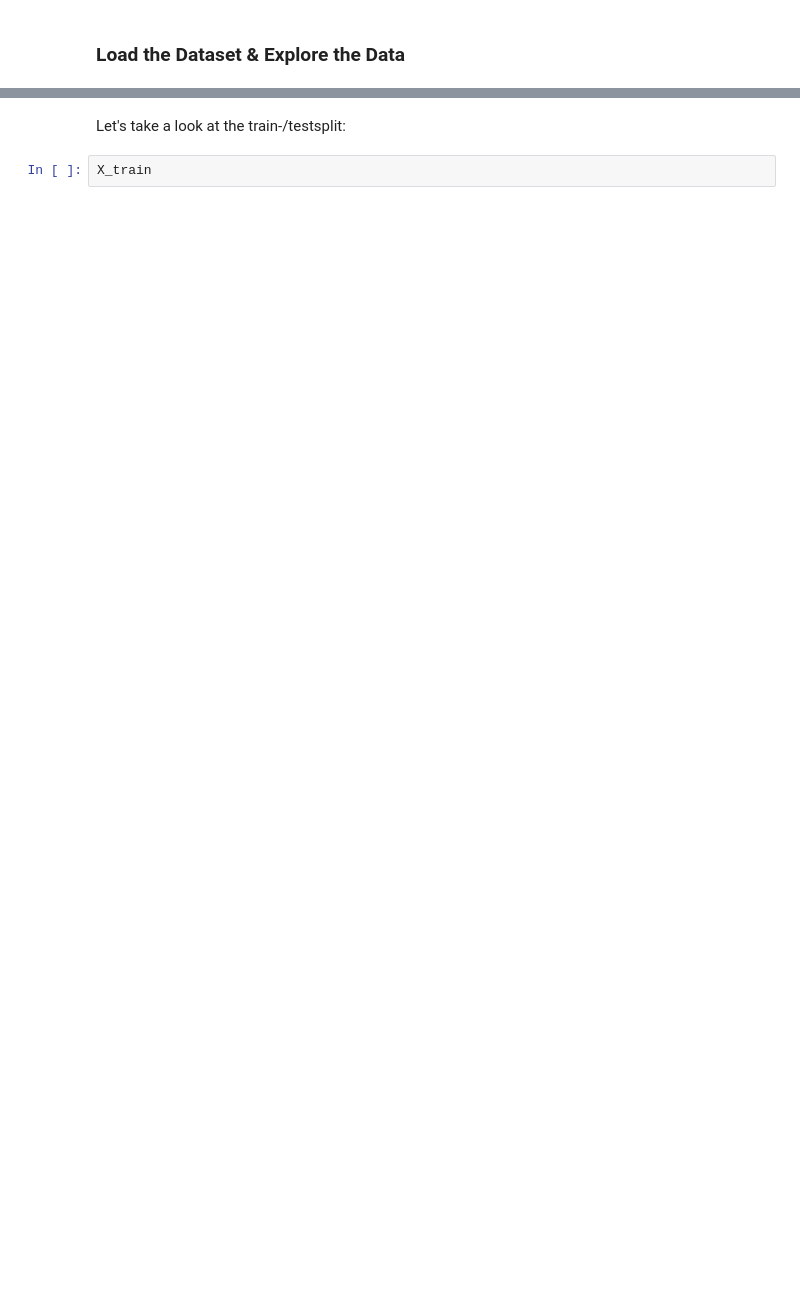
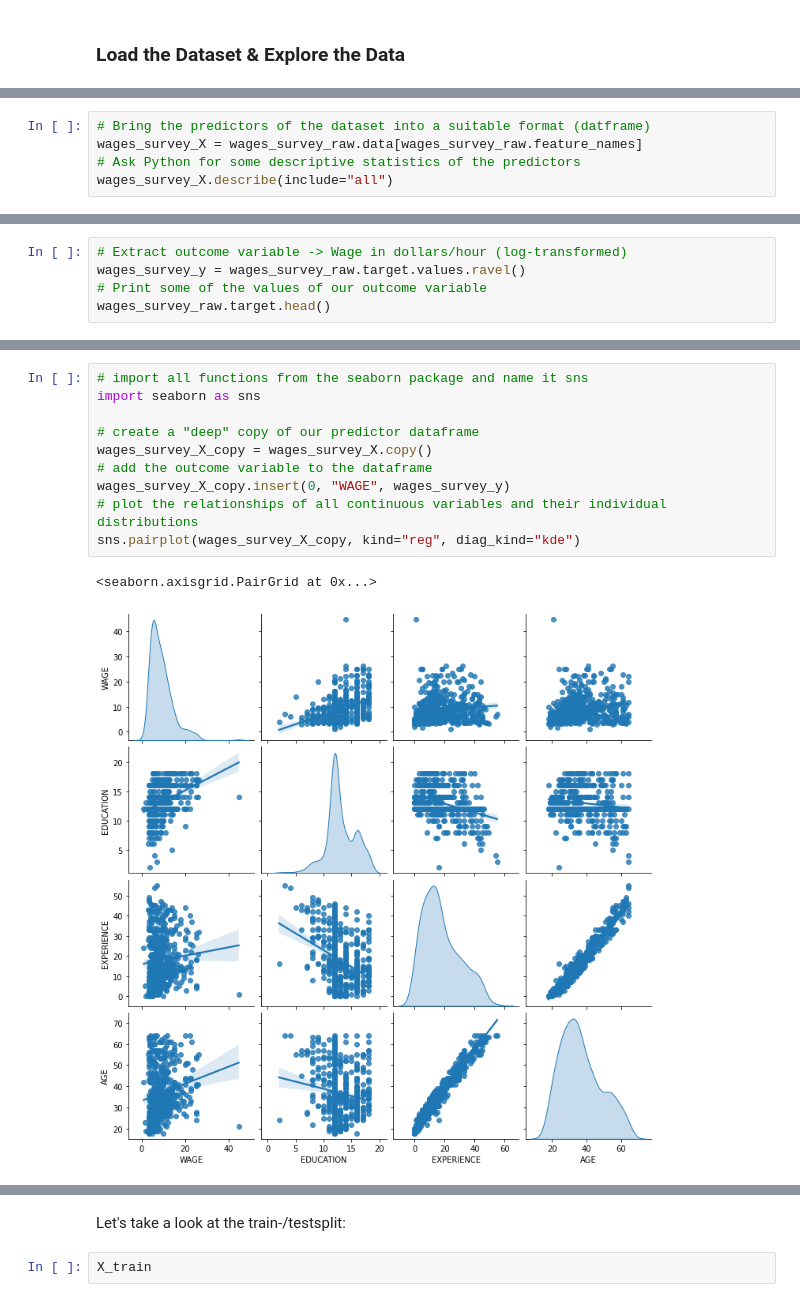
Before and after one commit to SocialScienceDataLab/python-for-social-scientists, a Jupyter notebook: Day 2/day_2_python_for_social_scientists_SSDL.ipynb, the cells around one changed output, grey strips where cells are left out. Cells and saved outputs as stored; diff of their text form; blank space fills up the shorter version.

```diff
--- a/Day 2/day_2_python_for_social_scientists_SSDL.ipynb
+++ b/Day 2/day_2_python_for_social_scientists_SSDL.ipynb
@@ -210,0 +66,5 @@ X_train, X_test, y_train, y_test = train_test_split(
+# %%
+# Bring the predictors of the dataset into a suitable format (datframe)
+wages_survey_X = wages_survey_raw.data[wages_survey_raw.feature_names]
+# Ask Python for some descriptive statistics of the predictors
+wages_survey_X.describe(include="all")
@@ -210,0 +84,5 @@ X_train, X_test, y_train, y_test = train_test_split(
+# %%
+# Extract outcome variable -> Wage in dollars/hour (log-transformed)
+wages_survey_y = wages_survey_raw.target.values.ravel()
+# Print some of the values of our outcome variable
+wages_survey_raw.target.head()
@@ -210,0 +104,13 @@ X_train, X_test, y_train, y_test = train_test_split(
+# %%
+# import all functions from the seaborn package and name it sns
+import seaborn as sns
+
+# create a "deep" copy of our predictor dataframe
+wages_survey_X_copy = wages_survey_X.copy()
+# add the outcome variable to the dataframe
+wages_survey_X_copy.insert(0, "WAGE", wages_survey_y)
+# plot the relationships of all continuous variables and their individual distributions
+sns.pairplot(wages_survey_X_copy, kind="reg", diag_kind="kde")
+# %% [output]
+<seaborn.axisgrid.PairGrid at 0x...>
+[figure, added]
```
Also changed, not shown: parts of 77 cells of this notebook.
